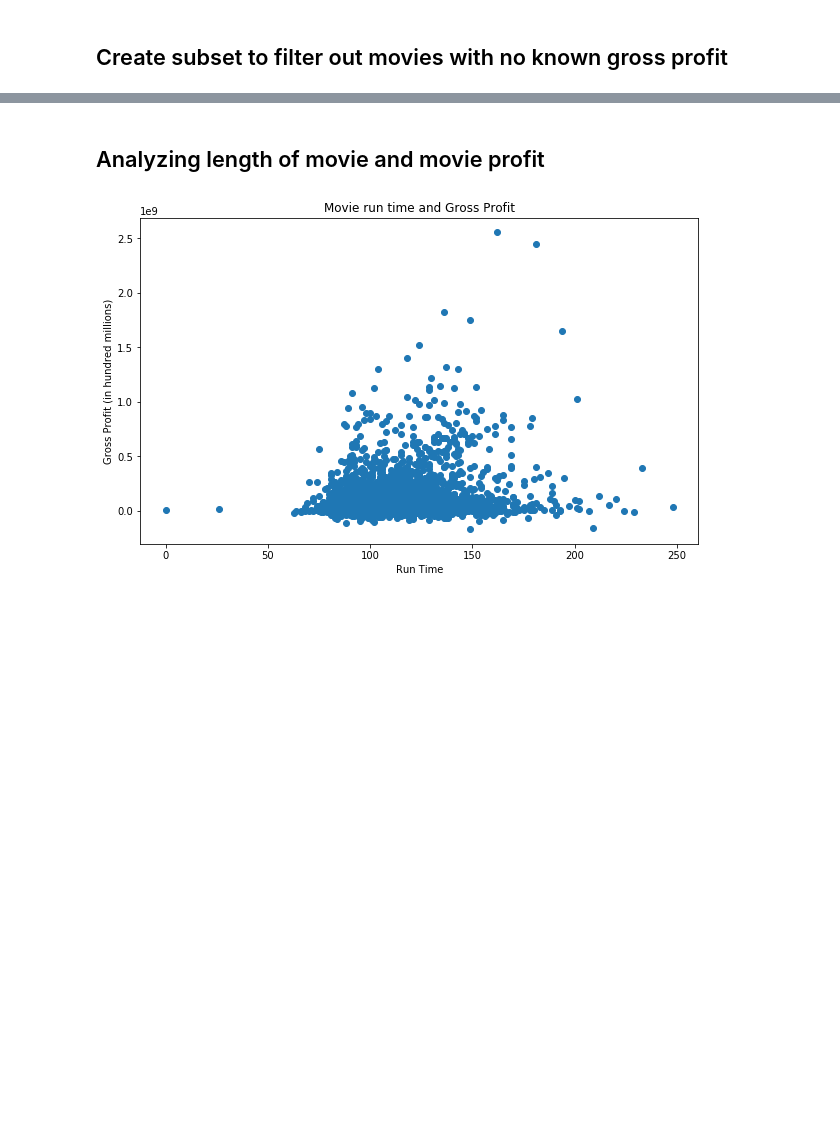
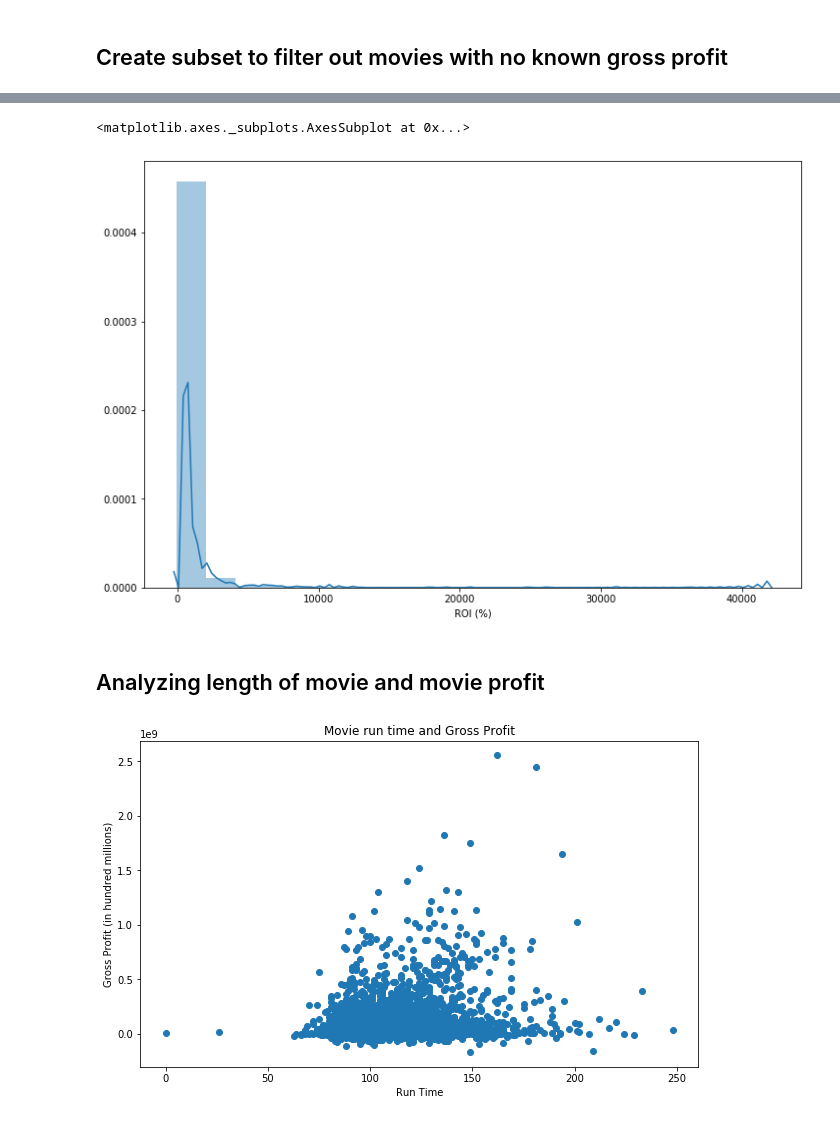
Before and after one commit to chrispfchung/mediaproject, a Jupyter notebook: Plotting csv.ipynb, the cells around one changed output, grey strips where cells are left out. Saved outputs shown, nothing was run; the diff lists cells and outputs as text; code cells hidden in the pictures; blank space fills up the shorter version.

Commit message:
filtered ROI outliers

```diff
--- a/Plotting csv.ipynb
+++ b/Plotting csv.ipynb
@@ -21,0 +34,5 @@ movies_with_gross_profit.shape
+# %%
+# filter out data for outliers (anything past 2 std away)
+def reject_outliers(data, m=2):
+    data[abs(data['ROI (%)'] - np.mean(data['ROI (%)'])) < m * np.std(data['ROI (%)'])]
+    return data
@@ -21,0 +46,2 @@ movies_with_gross_profit.shape
+# %%
+subset_roi = reject_outliers(movies_with_gross_profit)['ROI (%)']
@@ -22,3 +62,9 @@ movies_with_gross_profit.shape
+# %%
+plt.figure(figsize=(12,8))
+sns.distplot(subset_roi,bins=20)
+# %% [output]
+<matplotlib.axes._subplots.AxesSubplot at 0x...>
+[figure, added]
 # %% [markdown]
 ## Analyzing length of movie and movie profit
 # %%
```
Also changed, not shown: parts of 21 cells of this notebook, 2 other files.
